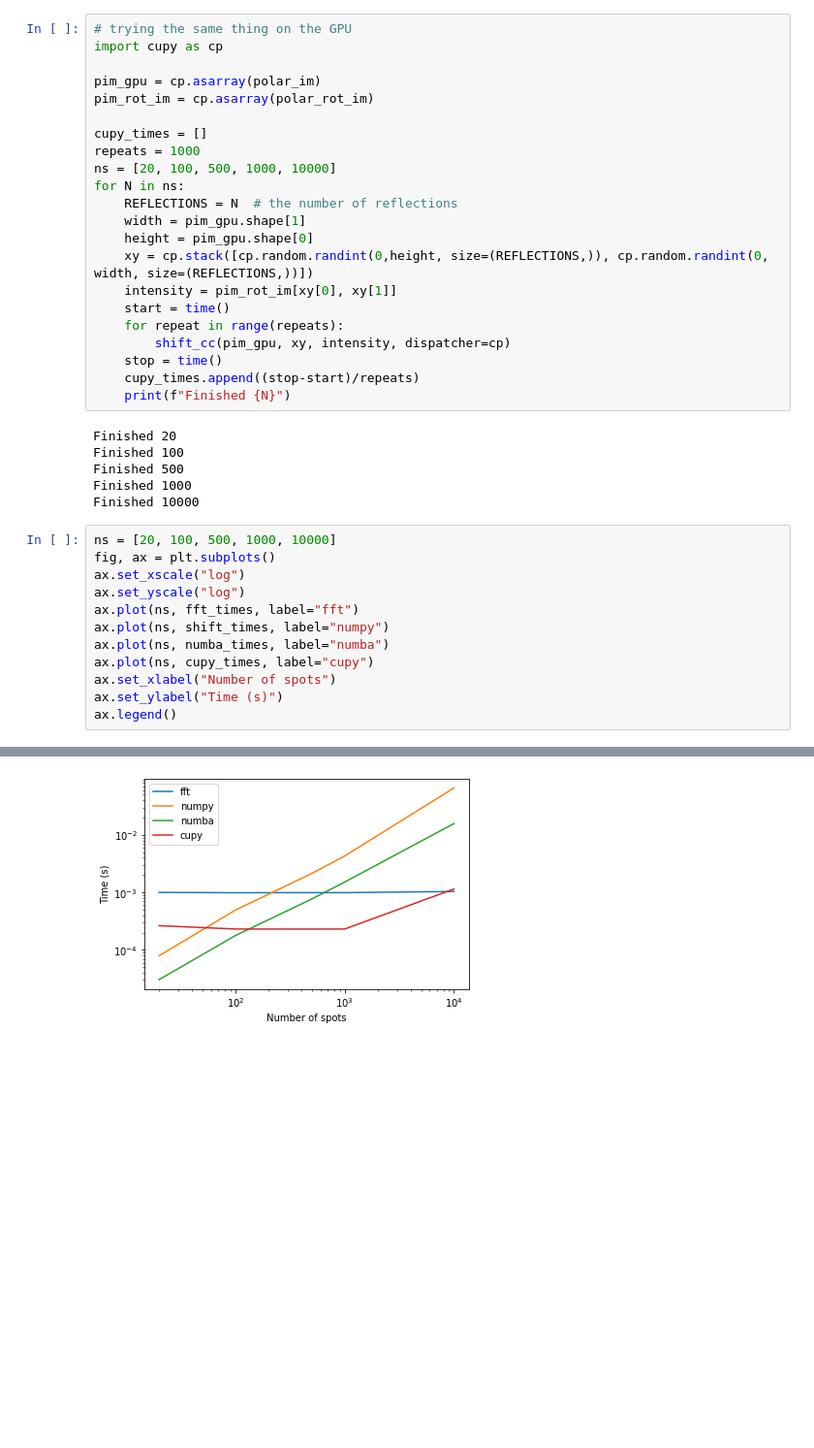
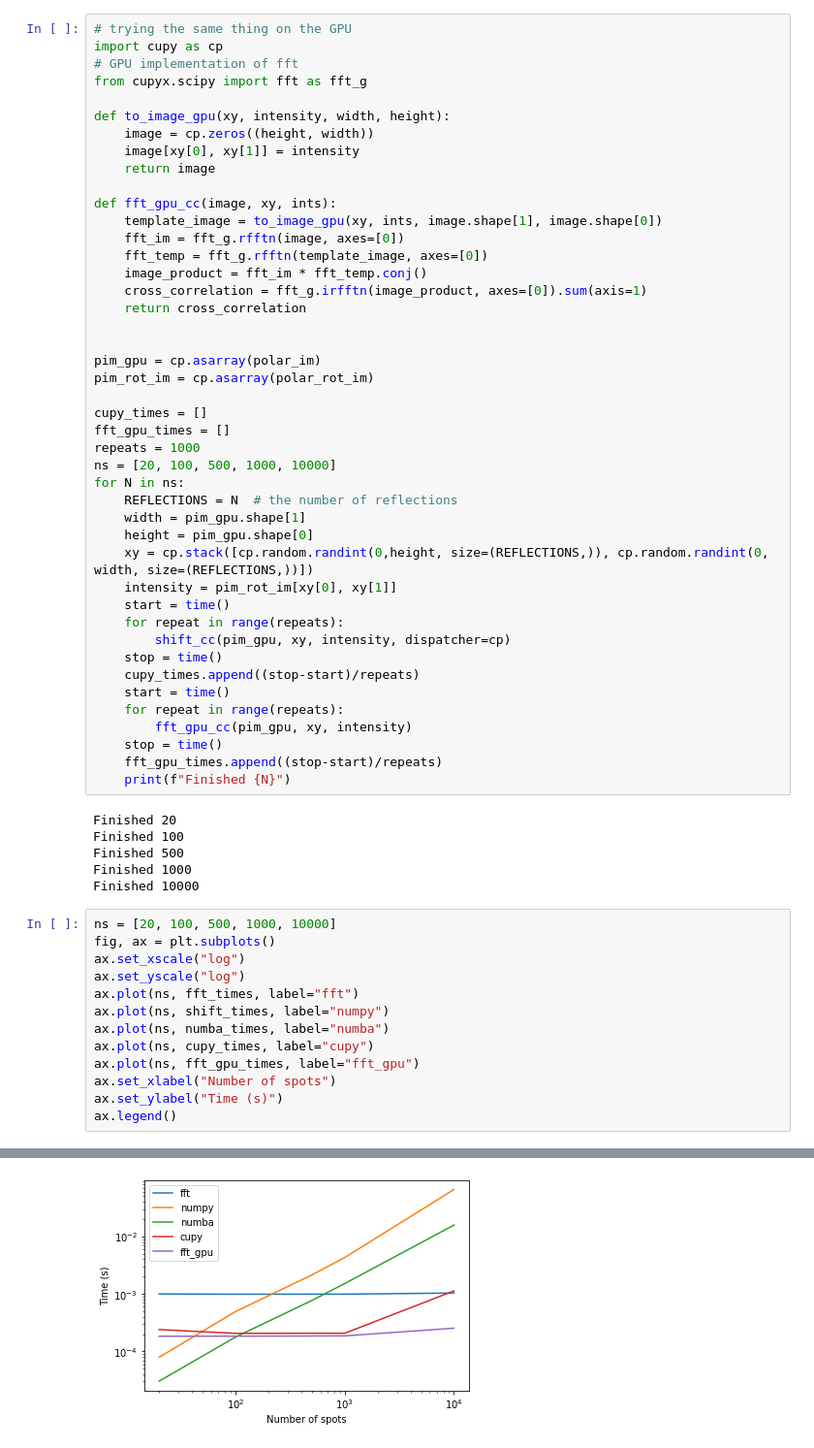
Before and after one commit to din14970/rotation-registration-benchmark, a Jupyter notebook: FFT_vs_shift.ipynb, the cells around one changed output, grey strips where cells are left out. Shown: that part at 97% size. Saved outputs shown, nothing was run; the diff lists cells and outputs as text; blank space fills up the shorter version.

Commit message:
added fft_gpu implementation

```diff
--- a/FFT_vs_shift.ipynb
+++ b/FFT_vs_shift.ipynb
@@ -174,11 +175,28 @@ Finished 10000
 # %%
 # trying the same thing on the GPU
 import cupy as cp
+# GPU implementation of fft
+from cupyx.scipy import fft as fft_g
+
+def to_image_gpu(xy, intensity, width, height):
+    image = cp.zeros((height, width))
+    image[xy[0], xy[1]] = intensity
+    return image
+
+def fft_gpu_cc(image, xy, ints):
+    template_image = to_image_gpu(xy, ints, image.shape[1], image.shape[0])
+    fft_im = fft_g.rfftn(image, axes=[0])
+    fft_temp = fft_g.rfftn(template_image, axes=[0])
+    image_product = fft_im * fft_temp.conj()
+    cross_correlation = fft_g.irfftn(image_product, axes=[0]).sum(axis=1)
+    return cross_correlation
+
 
 pim_gpu = cp.asarray(polar_im)
 pim_rot_im = cp.asarray(polar_rot_im)
 
 cupy_times = []
+fft_gpu_times = []
 repeats = 1000
 ns = [20, 100, 500, 1000, 10000]
 for N in ns:
@@ -192,6 +210,11 @@ for N in ns:
         shift_cc(pim_gpu, xy, intensity, dispatcher=cp)
     stop = time()
     cupy_times.append((stop-start)/repeats)
+    start = time()
+    for repeat in range(repeats):
+        fft_gpu_cc(pim_gpu, xy, intensity)
+    stop = time()
+    fft_gpu_times.append((stop-start)/repeats)
     print(f"Finished {N}")
 # %% [output]
 Finished 20
@@ -202,15 +225,16 @@ Finished 10000
 # %%
 ns = [20, 100, 500, 1000, 10000]
 fig, ax = plt.subplots()
 ax.set_xscale("log")
 ax.set_yscale("log")
 ax.plot(ns, fft_times, label="fft")
 ax.plot(ns, shift_times, label="numpy")
 ax.plot(ns, numba_times, label="numba")
 ax.plot(ns, cupy_times, label="cupy")
+ax.plot(ns, fft_gpu_times, label="fft_gpu")
 ax.set_xlabel("Number of spots")
 ax.set_ylabel("Time (s)")
 ax.legend()
 # %% [output]
 <matplotlib.legend.Legend at 0x...>
-[figure, old version]
+[figure, new version]
```
Also changed, not shown: parts of 1 cell of this notebook.
